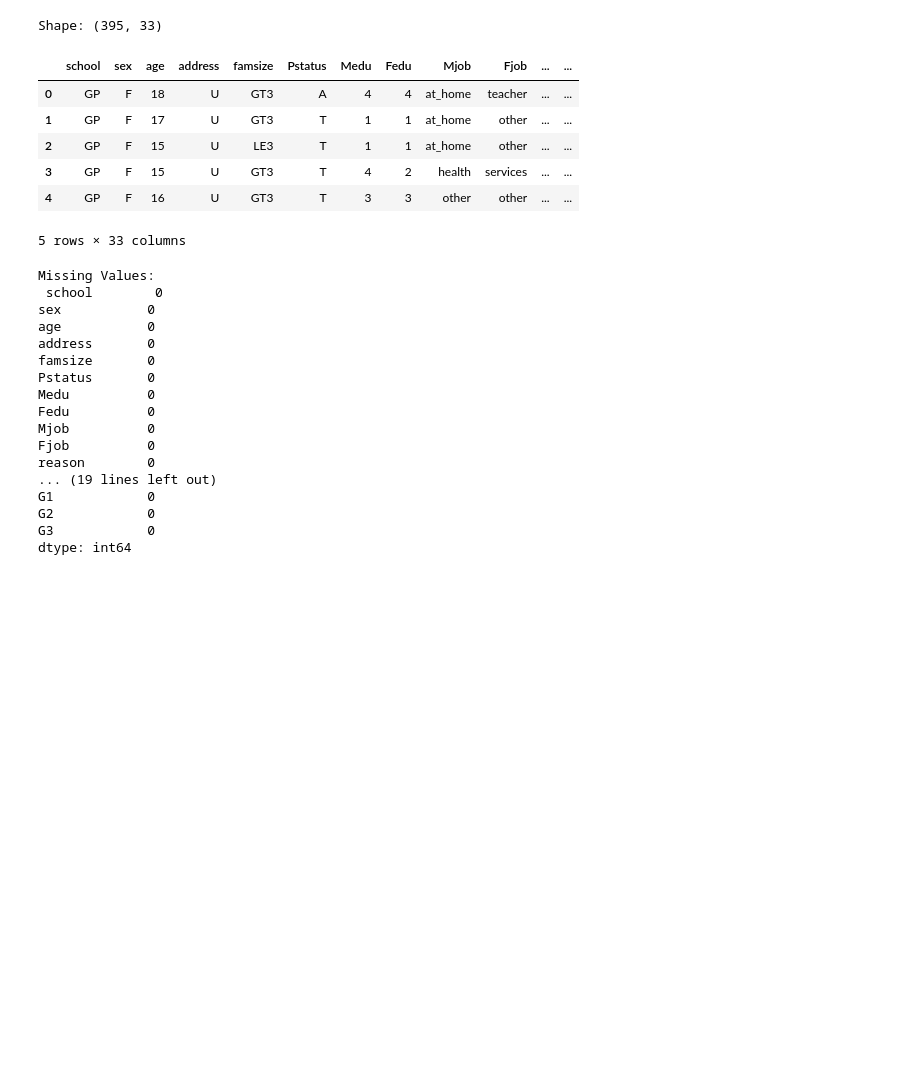
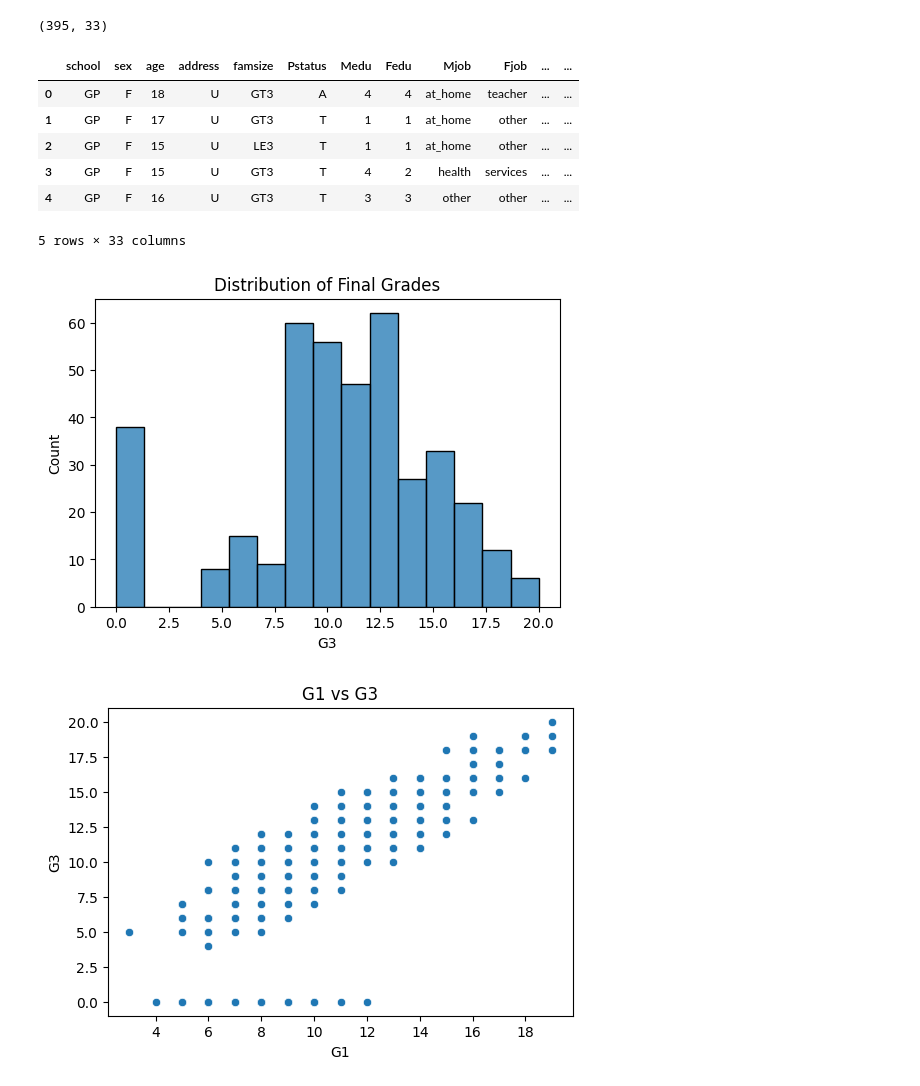
Before and after one commit to priyanshugupta18-web/student-performance-predictor, a Jupyter notebook: model.ipynb, the cells around one changed output. Cells and saved outputs as stored; diff of their text form; code cells hidden in the pictures; blank space fills up the shorter version.

```diff
--- a/model.ipynb
+++ b/model.ipynb
@@ -11,10 +10,12 @@ from sklearn.metrics import accuracy_score, confusion_matrix, classification_rep
 # %%
+# loading and preprocessing data
 df = pd.read_csv("student_data.csv")
+df.drop_duplicates(inplace=True)
 
-print("Shape:", df.shape)
+print(df.shape)
 df.head()
 # %% [output]
-Shape: (395, 33)
+(395, 33)
 |  | school | sex | age | address | famsize | Pstatus | Medu | Fedu | Mjob | Fjob | ... | ... |
 | 0 | GP | F | 18 | U | GT3 | A | 4 | 4 | at_home | teacher | ... | ... |
 | 1 | GP | F | 17 | U | GT3 | T | 1 | 1 | at_home | other | ... | ... |
@@ -23,25 +24,17 @@ Shape: (395, 33)
 | 4 | GP | F | 16 | U | GT3 | T | 3 | 3 | other | other | ... | ... |
 5 rows × 33 columns
 # %%
-df.drop_duplicates(inplace=True)
+# Exploratory Data Analysis
+plt.figure(figsize=(6,4))
+sns.histplot(df['G3'], bins=15)
+plt.title("Distribution of Final Grades")
+plt.show()
 
-print("Missing Values:\n", df.isnull().sum())
+plt.figure(figsize=(6,4))
+sns.scatterplot(x=df['G1'], y=df['G3'])
+plt.title("G1 vs G3")
+plt.show()
 # %% [output]
-Missing Values:
- school        0
-sex           0
-age           0
-address       0
-famsize       0
-Pstatus       0
-Medu          0
-Fedu          0
-Mjob          0
-Fjob          0
-reason        0
-... (19 lines left out)
-G1            0
-G2            0
-G3            0
-dtype: int64
+[figure, added]
+[figure, added]
 # %%
```
Also changed, not shown: parts of 11 cells of this notebook, 2 other files.
